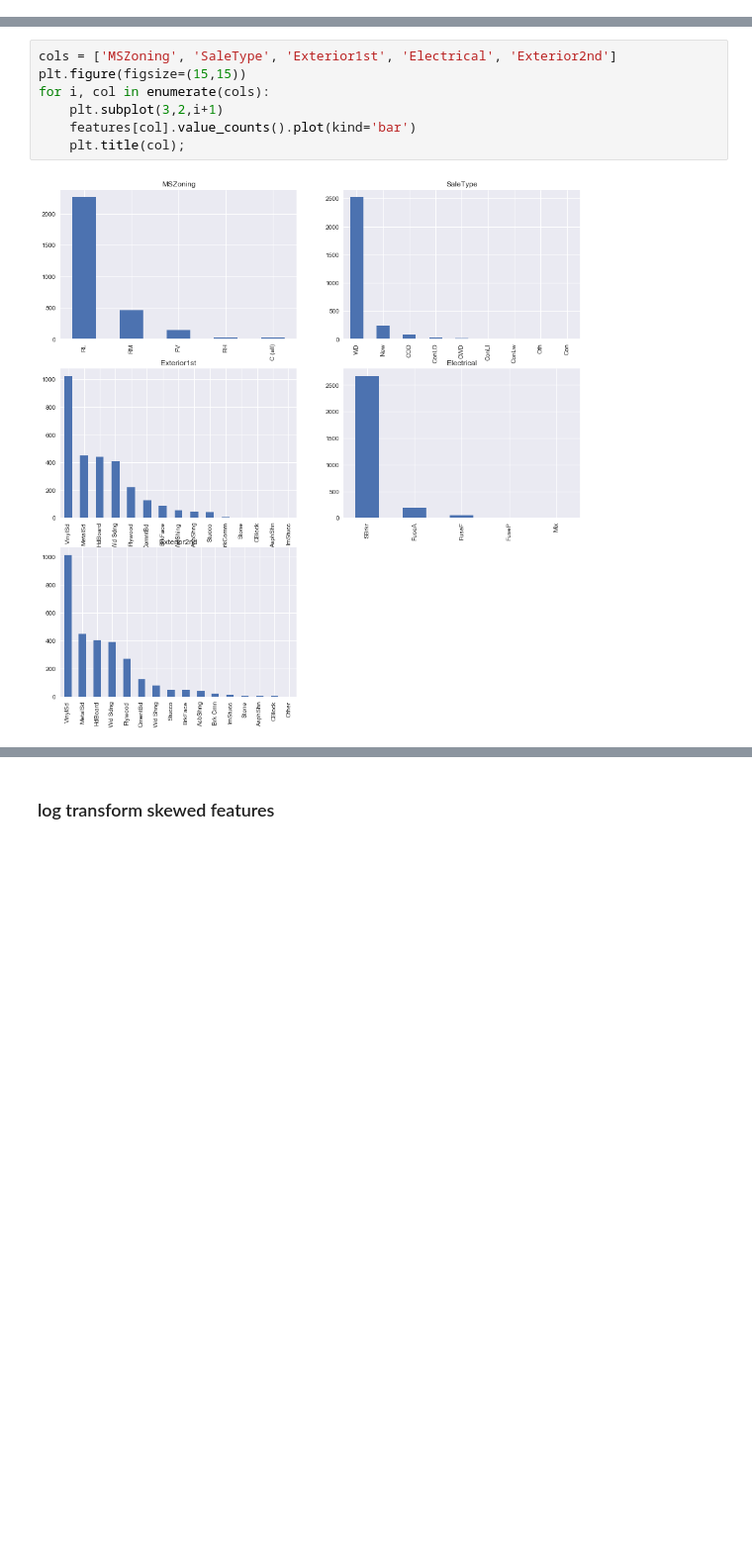
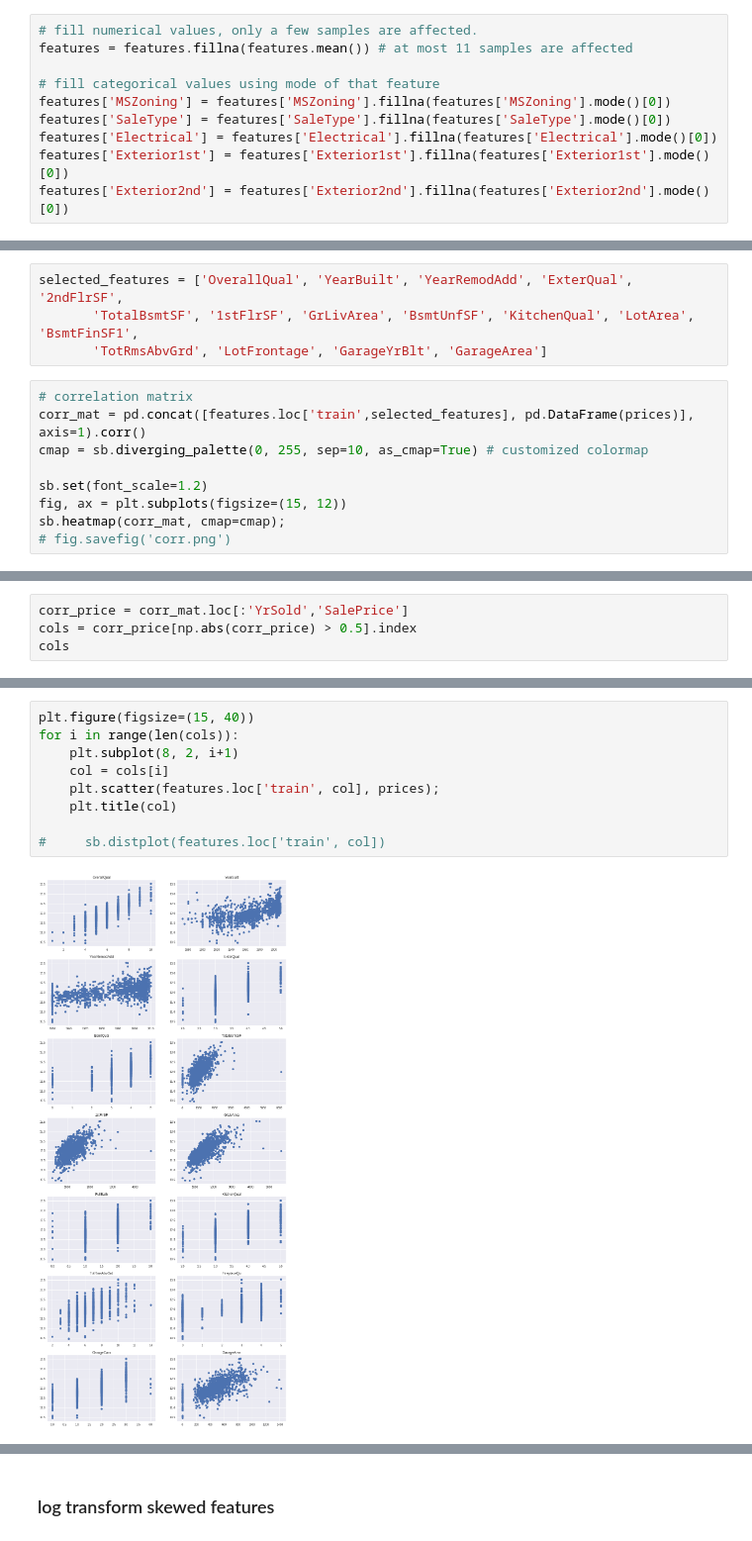
Before and after one commit to louistang5/house-prices, a Jupyter notebook: predicting-house-prices.ipynb, the cells around one changed output, grey strips where cells are left out. Shown at 99% size. Cells and saved outputs as stored; diff of their text form; blank space fills up the shorter version.

```diff
--- a/predicting-house-prices.ipynb
+++ b/predicting-house-prices.ipynb
@@ -165,0 +217,10 @@ So we still have some missing value for categorical features, of course we can l
+# %%
+# fill numerical values, only a few samples are affected.
+features = features.fillna(features.mean()) # at most 11 samples are affected
+
+# fill categorical values using mode of that feature
+features['MSZoning'] = features['MSZoning'].fillna(features['MSZoning'].mode()[0])
+features['SaleType'] = features['SaleType'].fillna(features['SaleType'].mode()[0])
+features['Electrical'] = features['Electrical'].fillna(features['Electrical'].mode()[0])
+features['Exterior1st'] = features['Exterior1st'].fillna(features['Exterior1st'].mode()[0])
+features['Exterior2nd'] = features['Exterior2nd'].fillna(features['Exterior2nd'].mode()[0])
@@ -165,0 +253,13 @@ So we still have some missing value for categorical features, of course we can l
+# %%
+selected_features = ['OverallQual', 'YearBuilt', 'YearRemodAdd', 'ExterQual', '2ndFlrSF',
+       'TotalBsmtSF', '1stFlrSF', 'GrLivArea', 'BsmtUnfSF', 'KitchenQual', 'LotArea', 'BsmtFinSF1',
+       'TotRmsAbvGrd', 'LotFrontage', 'GarageYrBlt', 'GarageArea']
+# %%
+# correlation matrix
+corr_mat = pd.concat([features.loc['train',selected_features], pd.DataFrame(prices)], axis=1).corr()
+cmap = sb.diverging_palette(0, 255, sep=10, as_cmap=True) # customized colormap
+
+sb.set(font_scale=1.2)
+fig, ax = plt.subplots(figsize=(15, 12))
+sb.heatmap(corr_mat, cmap=cmap);
+# fig.savefig('corr.png')
@@ -165,0 +278,4 @@ So we still have some missing value for categorical features, of course we can l
+# %%
+corr_price = corr_mat.loc[:'YrSold','SalePrice']
+cols = corr_price[np.abs(corr_price) > 0.5].index
+cols
@@ -166,9 +284,11 @@ So we still have some missing value for categorical features, of course we can l
 # %%
-cols = ['MSZoning', 'SaleType', 'Exterior1st', 'Electrical', 'Exterior2nd']
-plt.figure(figsize=(15,15))
-for i, col in enumerate(cols):
-    plt.subplot(3,2,i+1)
-    features[col].value_counts().plot(kind='bar')
-    plt.title(col);
+plt.figure(figsize=(15, 40))
+for i in range(len(cols)):
+    plt.subplot(8, 2, i+1)
+    col = cols[i]
+    plt.scatter(features.loc['train', col], prices);
+    plt.title(col)
+
+#     sb.distplot(features.loc['train', col])
 # %% [output]
-[figure, old version]
+[figure, new version]
```
Also changed, not shown: parts of 122 cells of this notebook.
